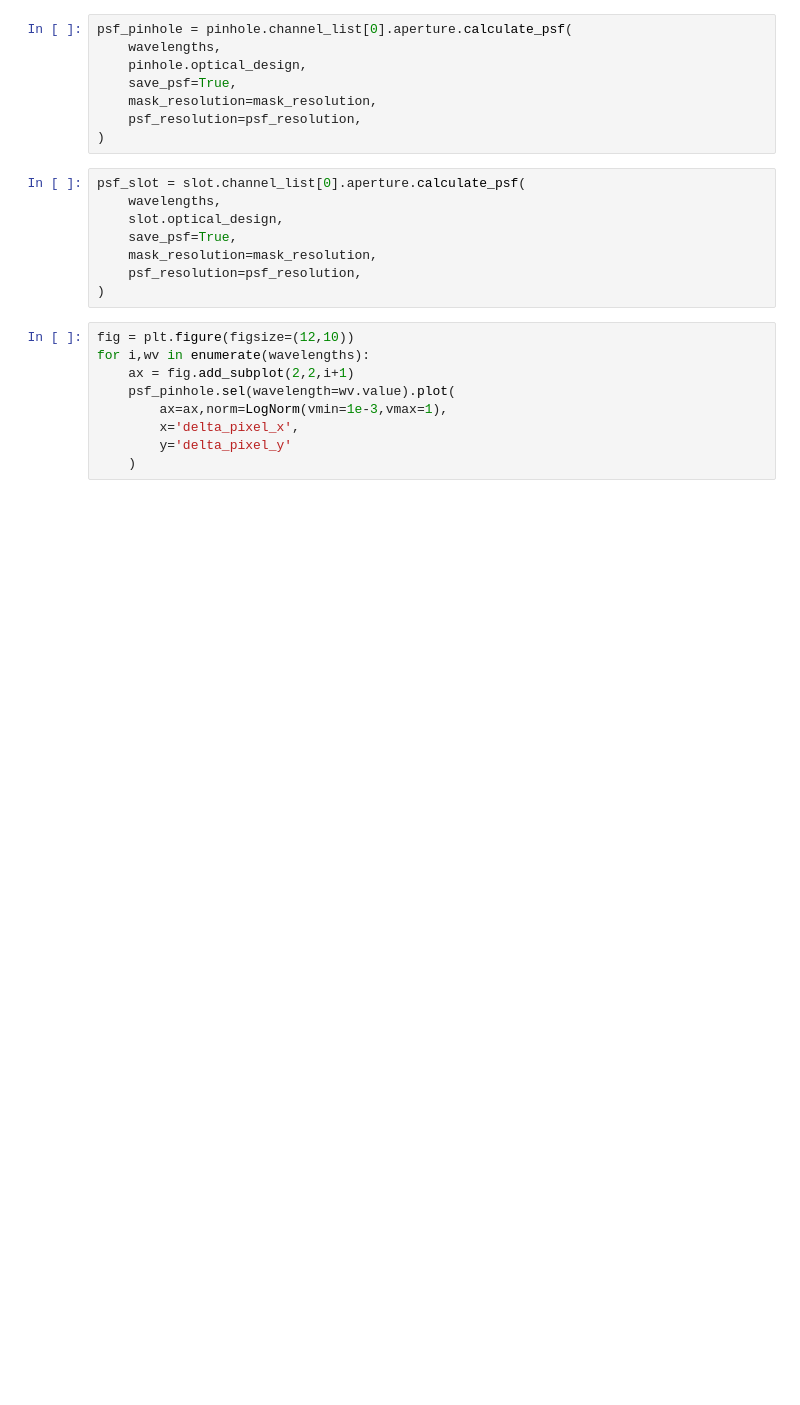
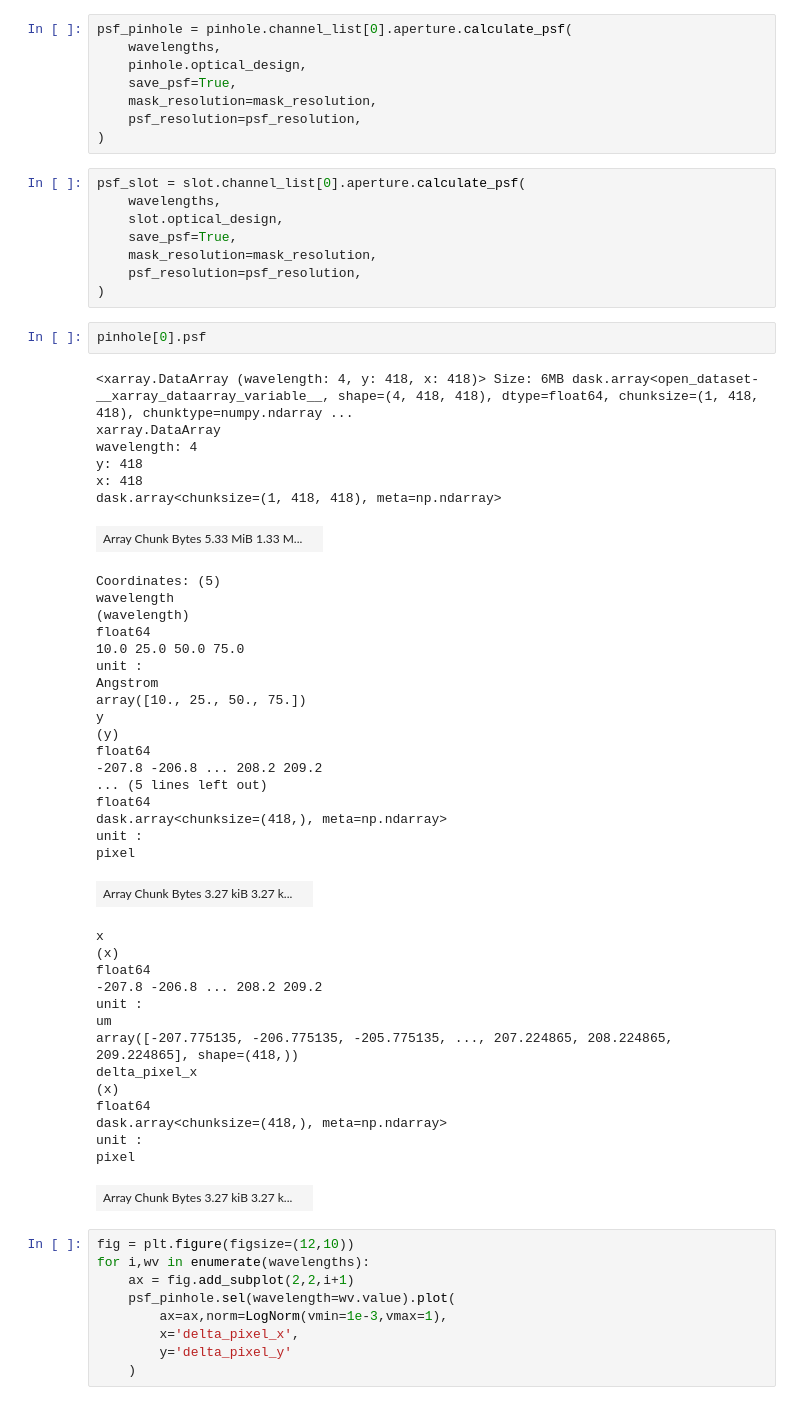
Before and after one commit to wtbarnes/moxsi-science-planning, a Jupyter notebook: docs/reports/moxsi-psf-calculation.ipynb, the cells around one changed output. Saved outputs shown, nothing was run; the diff lists cells and outputs as text; blank space fills up the shorter version.

```diff
--- a/docs/reports/moxsi-psf-calculation.ipynb
+++ b/docs/reports/moxsi-psf-calculation.ipynb
@@ -33,6 +33,48 @@ psf_slot = slot.channel_list[0].aperture.calculate_psf(
     mask_resolution=mask_resolution,
     psf_resolution=psf_resolution,
 )
+# %%
+pinhole[0].psf
+# %% [output]
+<xarray.DataArray (wavelength: 4, y: 418, x: 418)> Size: 6MB dask.array<open_dataset-__xarray_dataarray_variable__, shape=(4, 418, 418), dtype=float64, chunksize=(1, 418, 418), chunktype=numpy.ndarray ...
+xarray.DataArray
+wavelength: 4
+y: 418
+x: 418
+dask.array<chunksize=(1, 418, 418), meta=np.ndarray>
+| Array Chunk Bytes 5.33 MiB 1.33 M... |  |
+Coordinates: (5)
+wavelength
+(wavelength)
+float64
+10.0 25.0 50.0 75.0
+unit :
+Angstrom
+array([10., 25., 50., 75.])
+y
+(y)
+float64
+-207.8 -206.8 ... 208.2 209.2
+... (5 lines left out)
+float64
+dask.array<chunksize=(418,), meta=np.ndarray>
+unit :
+pixel
+| Array Chunk Bytes 3.27 kiB 3.27 k... |  |
+x
+(x)
+float64
+-207.8 -206.8 ... 208.2 209.2
+unit :
+um
+array([-207.775135, -206.775135, -205.775135, ..., 207.224865, 208.224865, 209.224865], shape=(418,))
+delta_pixel_x
+(x)
+float64
+dask.array<chunksize=(418,), meta=np.ndarray>
+unit :
+pixel
+| Array Chunk Bytes 3.27 kiB 3.27 k... |  |
 # %%
 fig = plt.figure(figsize=(12,10))
 for i,wv in enumerate(wavelengths):
```
